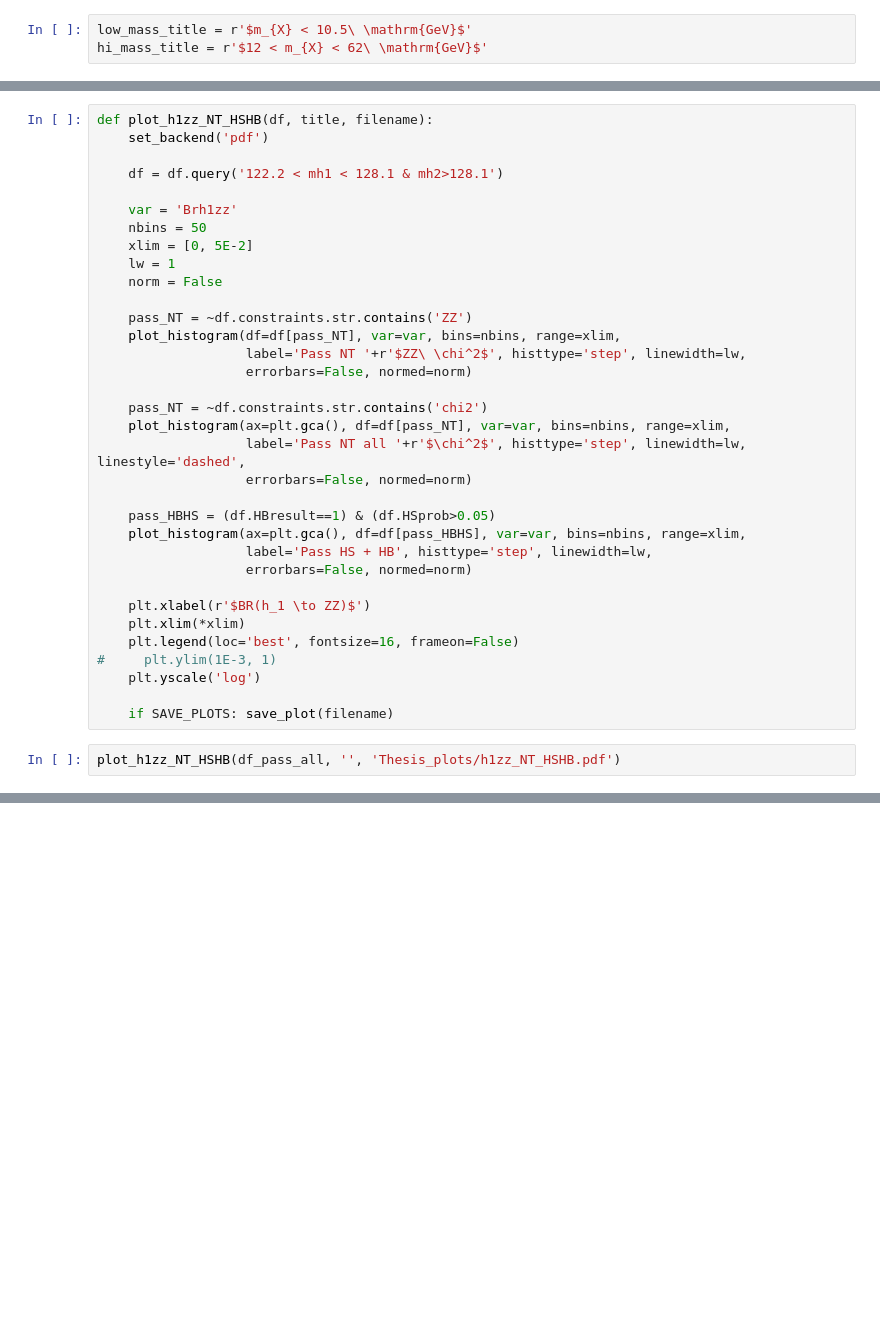
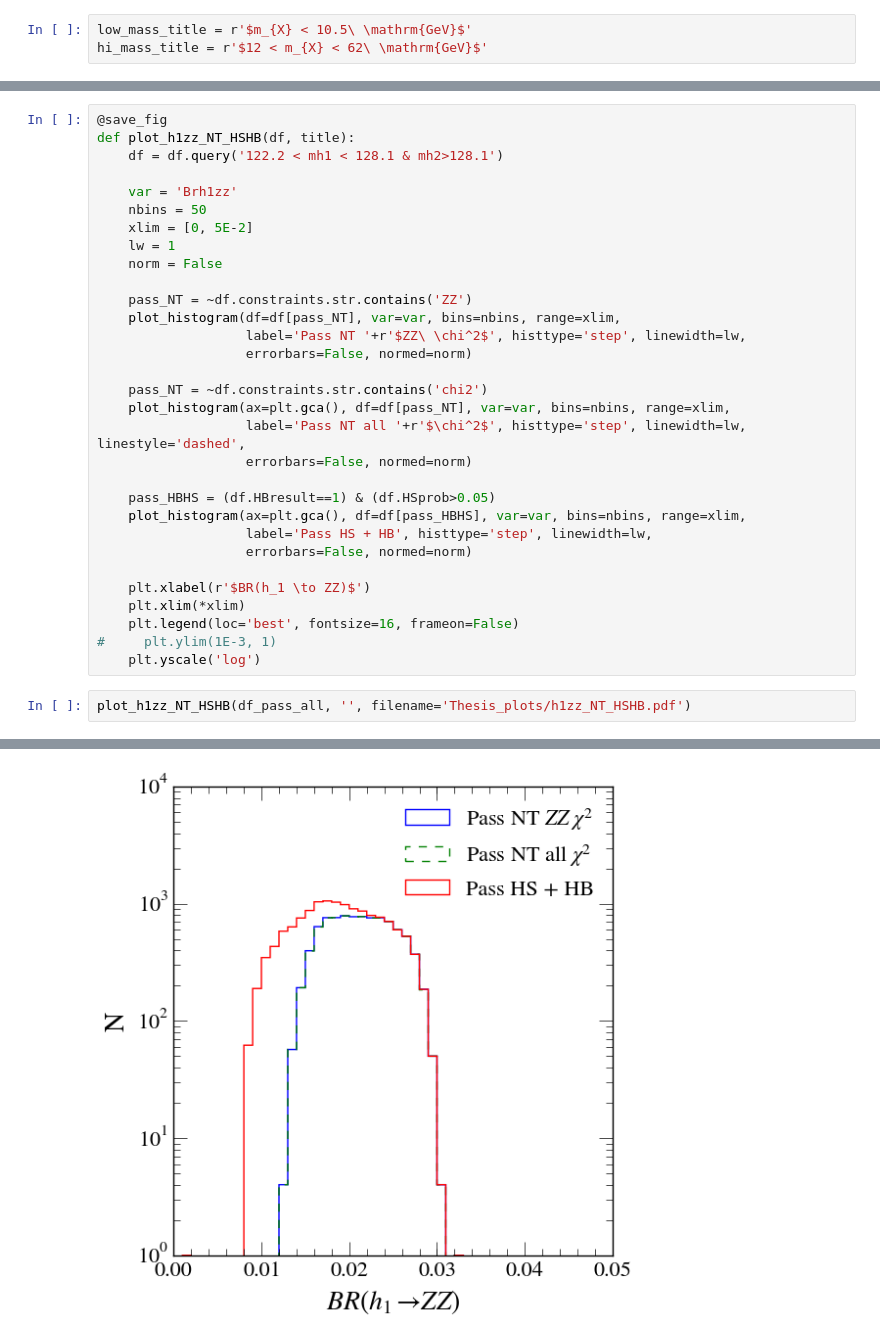
Before and after one commit to raggleton/NMSSM-Scan, a Jupyter notebook: iPython/Thesis Plots.ipynb, the cells around one changed output, grey strips where cells are left out. Saved outputs shown, nothing was run; the diff lists cells and outputs as text; blank space fills up the shorter version.

```diff
--- a/iPython/Thesis Plots.ipynb
+++ b/iPython/Thesis Plots.ipynb
@@ -389,9 +408,8 @@ Setting backend pdf
 Setting backend png
 [figure]
 # %%
-def plot_h1zz_NT_HSHB(df, title, filename):
-    set_backend('pdf')
-
+@save_fig
+def plot_h1zz_NT_HSHB(df, title):
     df = df.query('122.2 < mh1 < 128.1 & mh2>128.1')
 
     var = 'Brh1zz'
@@ -420,8 +438,6 @@ def plot_h1zz_NT_HSHB(df, title, filename):
     plt.legend(loc='best', fontsize=16, frameon=False)
 #     plt.ylim(1E-3, 1)
     plt.yscale('log')
-
-    if SAVE_PLOTS: save_plot(filename)
 # %%
-plot_h1zz_NT_HSHB(df_pass_all, '', 'Thesis_plots/h1zz_NT_HSHB.pdf')
+plot_h1zz_NT_HSHB(df_pass_all, '', filename='Thesis_plots/h1zz_NT_HSHB.pdf')
 # %% [output]
@@ -429 +446,2 @@ plot_h1zz_NT_HSHB(df_pass_all, '', 'Thesis_plots/h1zz_NT_HSHB.pdf')
+[figure, added]
 # %%
```
Also changed, not shown: parts of 45 cells of this notebook.
